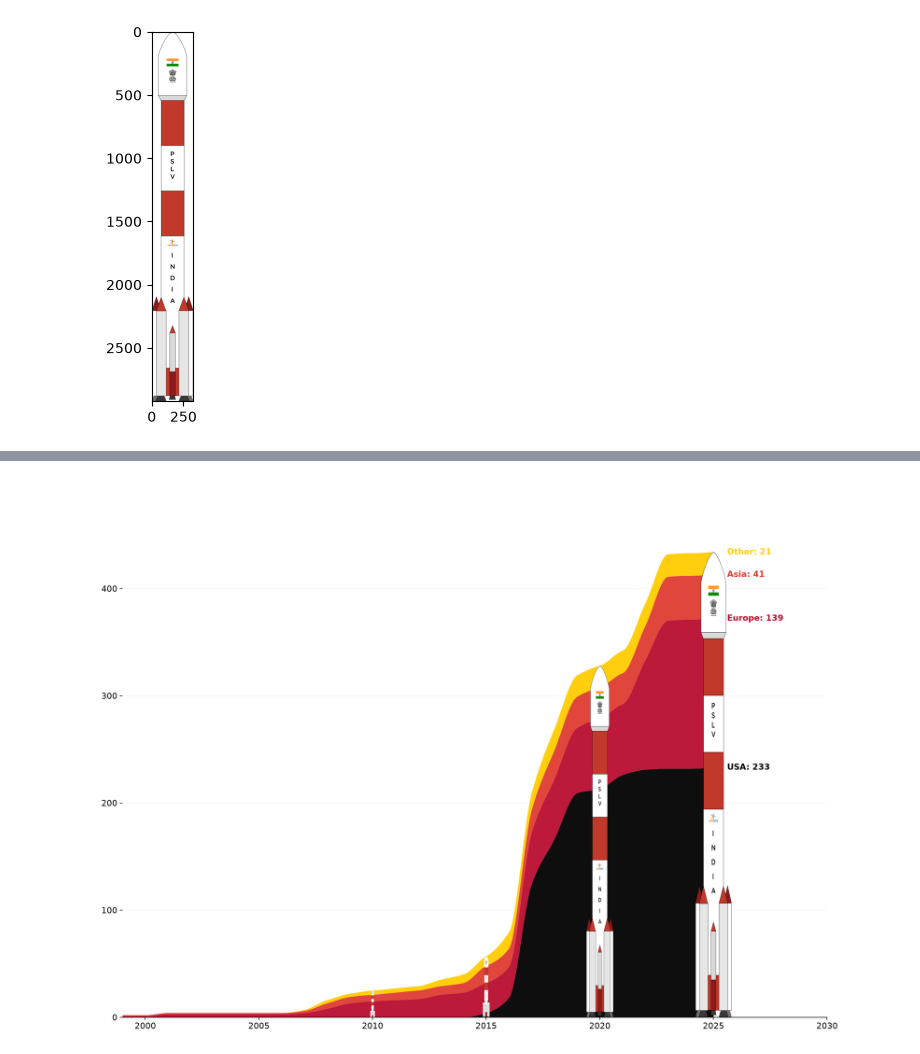
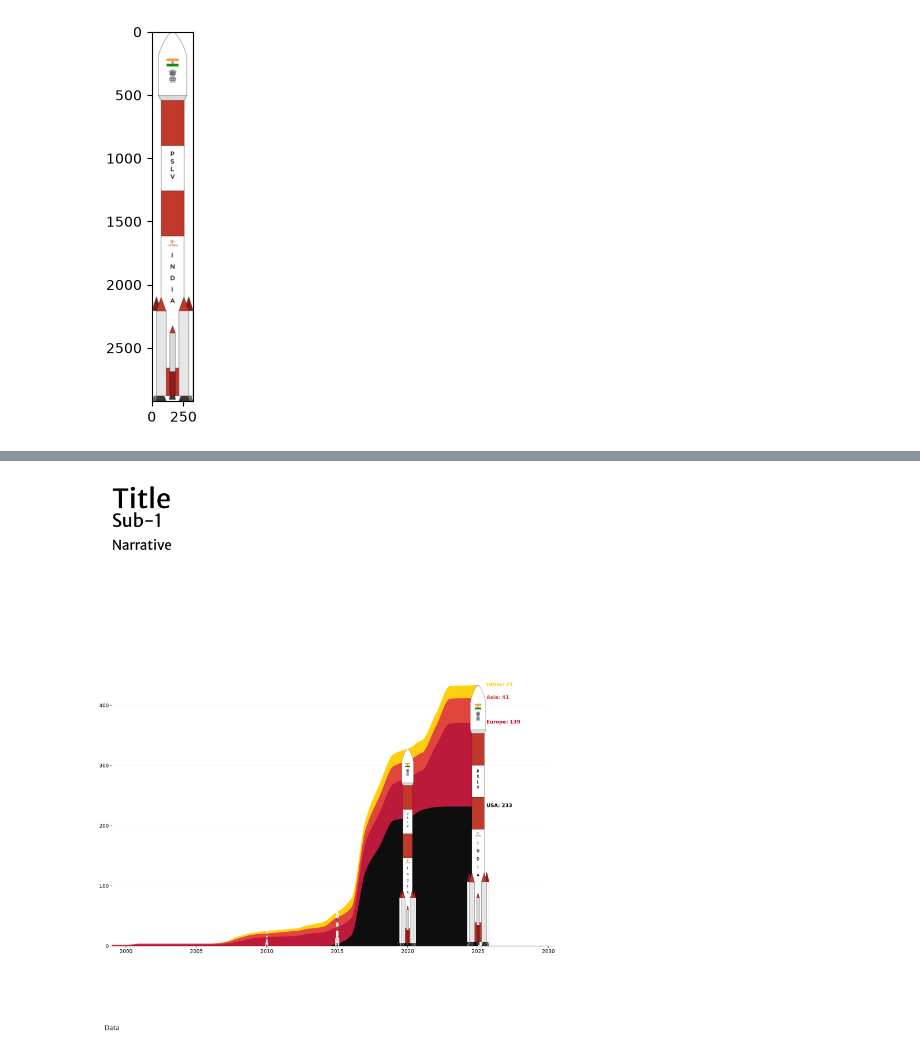
Before and after one commit to debatreyo/ISRO---Missions, a Jupyter notebook: notebooks/data_viz.ipynb, the cells around one changed output, grey strips where cells are left out. Drawn from its saved outputs; the diff is of its cells as text; code cells hidden in the pictures.

Commit message:
data viz update

```diff
--- a/notebooks/data_viz.ipynb
+++ b/notebooks/data_viz.ipynb
@@ -130,15 +121,73 @@ region_colors = [
 #F0F0E4FF, #ffffff
 fc = "#ffffff"
 
+
+mw_reg = load_google_font("Merriweather Sans")
+
+
+
 # regions to plot
 region_cols = ["USA", "Europe", "Asia", "Other"]
 # %%
 dpi = 200
 
-fig, ax = plt.subplots(figsize=(17, 13), dpi=dpi)
+fig, ax = plt.subplots(figsize=(17, 17), dpi=dpi)
 
 fig.set_facecolor(fc)
 ax.set_facecolor(fc)
+
+fig.subplots_adjust(left=0.1, right=0.9, top=0.65, bottom=0.1)
+
+# Title & Subtitles
+# title
+fig_text(
+  x=0.1,
+  y=0.95,
+  s="Title",
+  size=60, color="black",
+  font=mw_reg,
+  highlight_textprops=[
+
+  ],
+)
+
+# Sub-title
+fig_text(
+  x=0.1,
+  y=0.9,
+  s="Sub-1",
+  size=40, color="black",
+  font=mw_reg,
+  highlight_textprops=[
+
+  ],
+)
+
+# explanation
+fig_text(
+  x=0.1,
+  y=0.85,
+  s="Narrative",
+  size=30, color="black",
+  font=mw_reg,
+  highlight_textprops=[
+
+  ],
+)
+
+# data source
+fig_text(
+  x=0.1,
+  y=-0.042,
+  s="Data",
+  size=15,
+  font=mw_reg,
+  color="black",
+  alpha=0.7,
+  ha="center"
+)
+
+###################################
 
 ax.stackplot(
     x_sm,
@@ -235,31 +284,31 @@ x_limits = ax.get_xlim()
 y_limits = ax.get_ylim()
 
 # Draw rockets at milestone years
 for year, total in zip(milestone_years, milestone_totals):
 
     ax.imshow(
         rocket_img,
         extent=[
             year - rocket_width.get(year, 2) / 2,
             year + rocket_width.get(year, 2) / 2,
             0,
             total
         ],
         aspect="auto",
         interpolation="lanczos",
         zorder=4
     )
 
 # Restore axis limits
 ax.set_xlim(x_limits)
 ax.set_ylim(y_limits)
 
 
 save_path = os.path.join(
     "..", "viz",
     "test_sm_pslv.jpeg"
 )
 
 plt.savefig(save_path, dpi=dpi, bbox_inches="tight", pad_inches=1)
 # %% [output]
-[figure, old version]
+[figure, new version]
```
Also changed, not shown: parts of 2 cells of this notebook, 2 other files.
